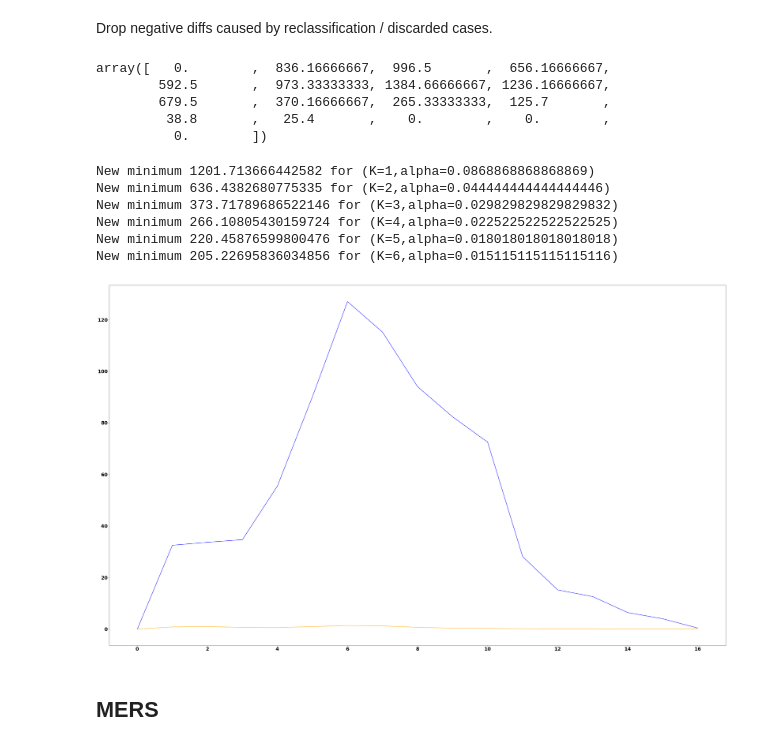
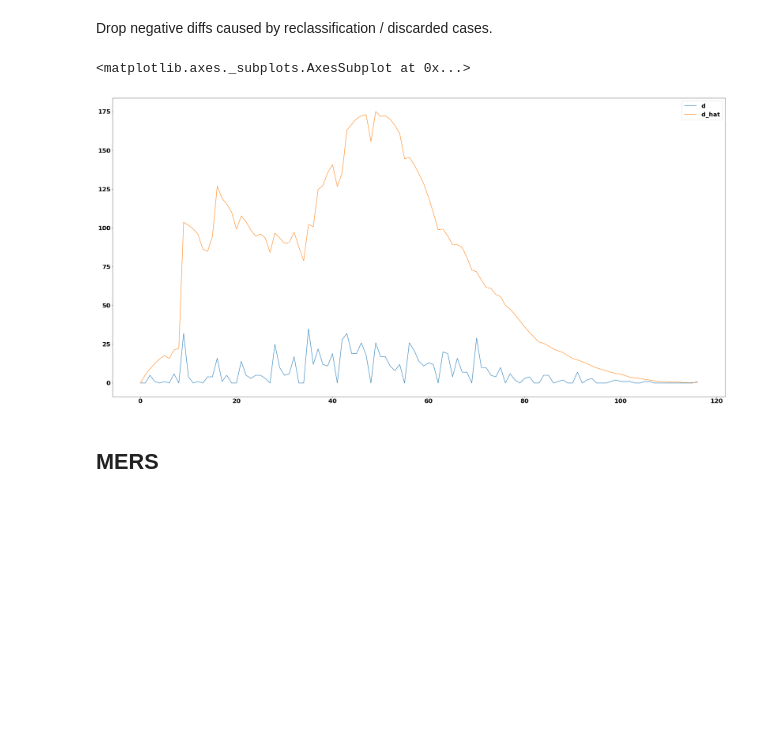
Before and after one commit to Thopiax/pydemic, a Jupyter notebook: analysis.ipynb, the cells around one changed output. Cells and saved outputs as stored; diff of their text form; code cells hidden in the pictures; blank space fills up the shorter version.

```diff
--- a/analysis.ipynb
+++ b/analysis.ipynb
@@ -38,34 +38,19 @@ S
 ### Brute Force Optimization
 # %% [markdown]
 Drop negative diffs caused by reclassification / discarded cases.
-# %%
-X = sars_ts['Infected'].diff().where(lambda x: x >= 0).fillna(0).values
-# %%
-d = sars_ts['Mortality'].diff().where(lambda x: x >= 0).fillna(0).values
-# %%
-X
-# %% [output]
-array([   0.        ,  836.16666667,  996.5       ,  656.16666667,
-        592.5       ,  973.33333333, 1384.66666667, 1236.16666667,
-        679.5       ,  370.16666667,  265.33333333,  125.7       ,
-         38.8       ,   25.4       ,    0.        ,    0.        ,
-          0.        ])
+# %%
+adjusted_sars_ts = sars_ts.diff().resample('D').sum()
 # %%
-alpha_space = np.linspace(0, 0.1, 1000)
-K_space = range(100)
+def estimate_death_curve(X, d, S):
+    alpha_space = np.linspace(0.0001, 0.1, 1000)
 
-epsillon = 0.001
+    minimum_distance = None
 
-minimum_distance = None
+    T = X.size
+    d_hat = np.zeros(T)
 
-T = X.size
-d_hat = np.zeros(T)
-
-for K in K_space:
     for alpha in alpha_space:
-        # Survivability Condition
-        if np.abs(((1 - alpha) ** K) - S) > epsillon:
-            continue
+        K = int(np.round(np.log(S) / np.log(1 - alpha)))
 
         d_hat = np.zeros(T)
 
@@ -82,18 +67,16 @@ for K in K_space:
 
         if minimum_distance is None or distance < minimum_distance:
             minimum_distance = distance
-            print(f"New minimum {minimum_distance} for (K={K},alpha={alpha})")
 
-plt.plot(d, color='blue')
-plt.plot(d_hat, color='orange')
-plt.show()
+    return pd.DataFrame.from_dict({"d": d, "d_hat": d_hat})
-# %% [output]
-New minimum 1201.713666442582 for (K=1,alpha=0.0868868868868869)
-New minimum 636.4382680775335 for (K=2,alpha=0.044444444444444446)
-New minimum 373.71789686522146 for (K=3,alpha=0.029829829829829832)
-New minimum 266.10805430159724 for (K=4,alpha=0.022522522522522525)
-New minimum 220.45876599800476 for (K=5,alpha=0.018018018018018018)
-New minimum 205.22695836034856 for (K=6,alpha=0.015115115115115116)
-[figure, removed]
+# %%
+estimate_death_curve(
+    adjusted_sars_ts['Infected'].values,
+    adjusted_sars_ts['Mortality'].values,
+    S_sars
+).plot()
+# %% [output]
+<matplotlib.axes._subplots.AxesSubplot at 0x...>
+[figure, added]
 # %% [markdown]
 ## MERS
```
Also changed, not shown: parts of 16 cells of this notebook, 4 other files.
